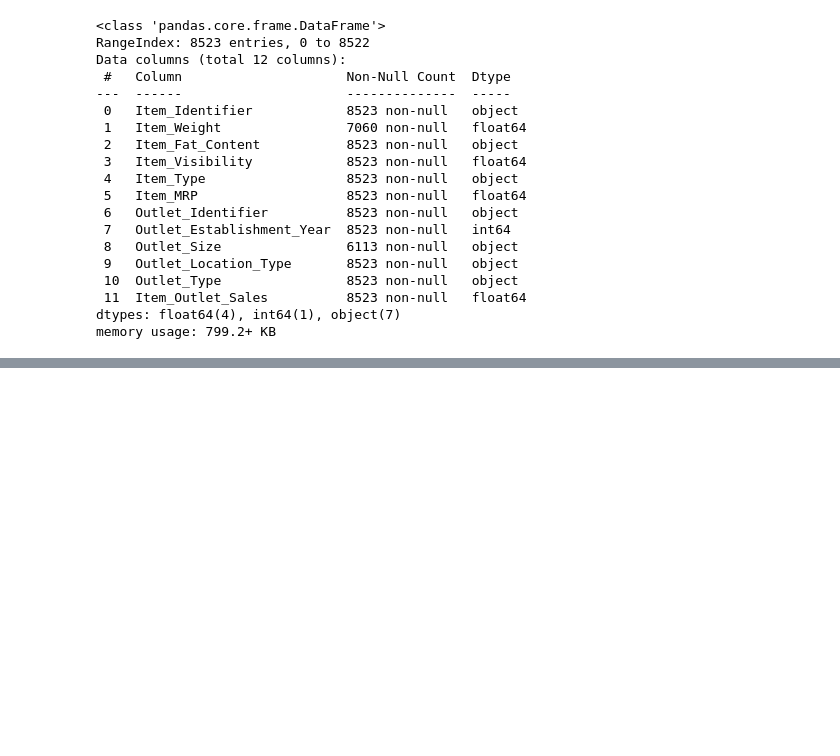
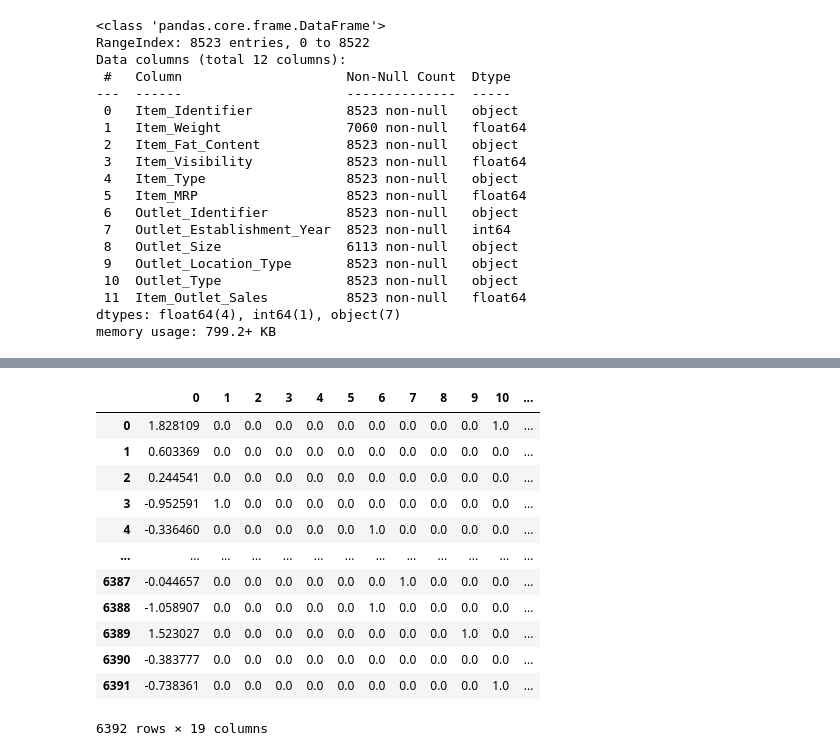
Before and after one commit to SAULIZA/prediccion_de_ventas, a Jupyter notebook: Prediccion_de_ventas.ipynb, the cells around one changed output, grey strips where cells are left out. Saved outputs shown, nothing was run; the diff lists cells and outputs as text; code cells hidden in the pictures; blank space fills up the shorter version.

```diff
--- a/Prediccion_de_ventas.ipynb
+++ b/Prediccion_de_ventas.ipynb
@@ -692,0 +150,10 @@ Este gráfico nos indican el promedio de ventas por tienda de los productos con
+# %%
+#creación de tuplas
+num_tuple = (numeric_processing, num_selector)
+cat_tuple = (cat_processing, cat_selector)
+# %%
+#instanciamos column transform
+col_transformer = make_column_transformer(num_tuple,cat_tuple, remainder = "passthrough")
+# %%
+#ajustamos el pipeline en los datos de entrenamiento
+col_transformer.fit(X_train)
@@ -692,0 +171,4 @@ Este gráfico nos indican el promedio de ventas por tienda de los productos con
+# %%
+#transformacion de datos
+X_train_processed = col_transformer.transform(X_train)
+X_test_processed = col_transformer.transform(X_test)
@@ -692,0 +191,18 @@ Este gráfico nos indican el promedio de ventas por tienda de los productos con
+# %%
+#para hacerlo mas visible
+X_train_processed_df = pd.DataFrame(X_train_processed)
+X_train_processed_df
+# %% [output]
+|  | 0 | 1 | 2 | 3 | 4 | 5 | 6 | 7 | 8 | 9 | 10 | ... |
+| 0 | 1.828109 | 0.0 | 0.0 | 0.0 | 0.0 | 0.0 | 0.0 | 0.0 | 0.0 | 0.0 | 1.0 | ... |
+| 1 | 0.603369 | 0.0 | 0.0 | 0.0 | 0.0 | 0.0 | 0.0 | 0.0 | 0.0 | 0.0 | 0.0 | ... |
+| 2 | 0.244541 | 0.0 | 0.0 | 0.0 | 0.0 | 0.0 | 0.0 | 0.0 | 0.0 | 0.0 | 0.0 | ... |
+| 3 | -0.952591 | 1.0 | 0.0 | 0.0 | 0.0 | 0.0 | 0.0 | 0.0 | 0.0 | 0.0 | 0.0 | ... |
+| 4 | -0.336460 | 0.0 | 0.0 | 0.0 | 0.0 | 0.0 | 1.0 | 0.0 | 0.0 | 0.0 | 0.0 | ... |
+| ... | ... | ... | ... | ... | ... | ... | ... | ... | ... | ... | ... | ... |
+| 6387 | -0.044657 | 0.0 | 0.0 | 0.0 | 0.0 | 0.0 | 0.0 | 1.0 | 0.0 | 0.0 | 0.0 | ... |
+| 6388 | -1.058907 | 0.0 | 0.0 | 0.0 | 0.0 | 0.0 | 1.0 | 0.0 | 0.0 | 0.0 | 0.0 | ... |
+| 6389 | 1.523027 | 0.0 | 0.0 | 0.0 | 0.0 | 0.0 | 0.0 | 0.0 | 0.0 | 1.0 | 0.0 | ... |
+| 6390 | -0.383777 | 0.0 | 0.0 | 0.0 | 0.0 | 0.0 | 0.0 | 0.0 | 0.0 | 0.0 | 0.0 | ... |
+| 6391 | -0.738361 | 0.0 | 0.0 | 0.0 | 0.0 | 0.0 | 0.0 | 0.0 | 0.0 | 0.0 | 1.0 | ... |
+6392 rows × 19 columns
```
Also changed, not shown: parts of 123 cells of this notebook.
